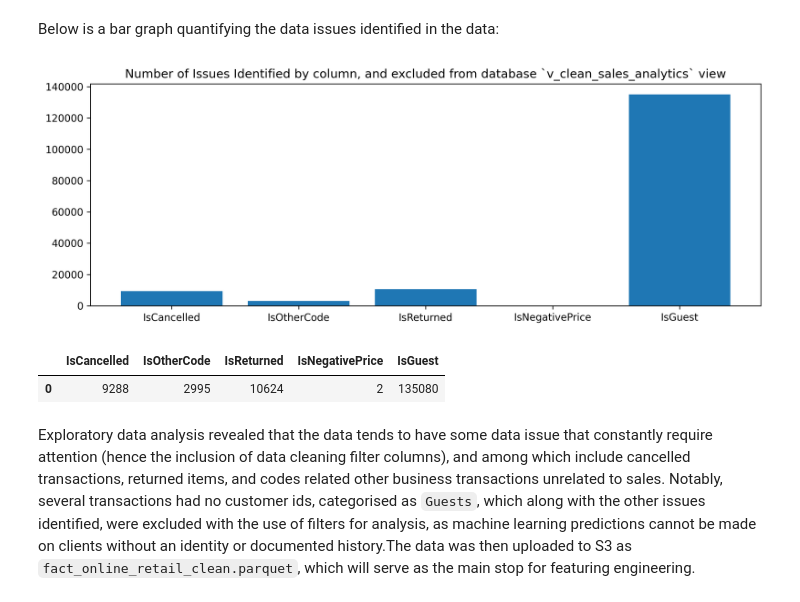
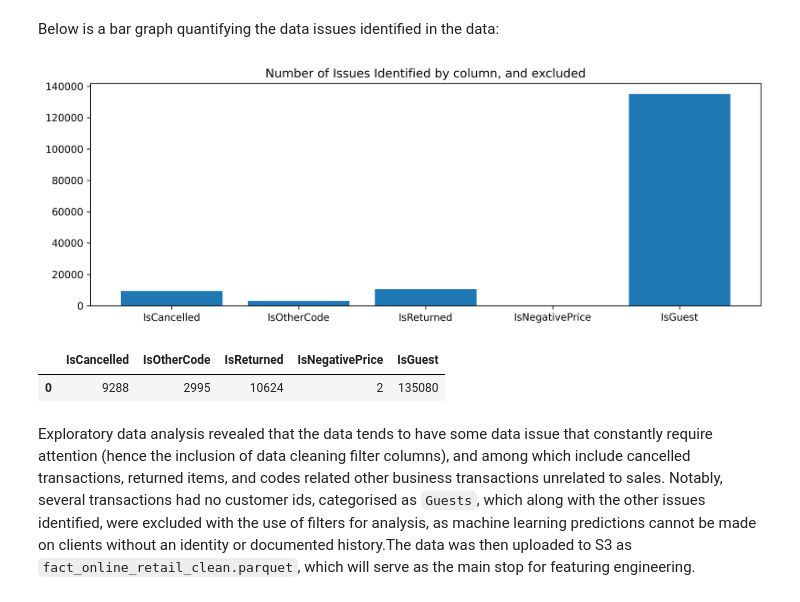
Before and after one commit to mundundan-star/online-retail-customer-analytics, a Jupyter notebook: 1.0 Data_Engineering Pipeline.ipynb, the cells around one changed output. Cells and saved outputs as stored; diff of their text form; code cells hidden in the pictures.

```diff
--- a/1.0 Data_Engineering Pipeline.ipynb
+++ b/1.0 Data_Engineering Pipeline.ipynb
@@ -141,24 +141,24 @@ Below is a bar graph quantifying the data issues identified in the data:
 # %%
 import matplotlib.pyplot as plt
 
 cols = ["IsCancelled", "IsOtherCode", "IsReturned", "IsNegativePrice", "IsGuest"]
 
 column_name = []
 num = []
 for column in cols:
     count = df[column].sum()
 
     column_name.append(column)
     num.append(count)
 
 plt.figure(figsize = (12,4), dpi = 300)
 plt.bar(column_name, num)
-plt.title("Number of Issues Identified by column, and excluded from database `v_clean_sales_analytics` view")
+plt.title("Number of Issues Identified by column, and excluded")
 plt.show()
 
 pd.DataFrame(df[cols].sum(axis = 0)).transpose()
 # %% [output]
-[figure, old version]
+[figure, new version]
 |  | IsCancelled | IsOtherCode | IsReturned | IsNegativePrice | IsGuest |
 | 0 | 9288 | 2995 | 10624 | 2 | 135080 |
 # %% [markdown]
```
